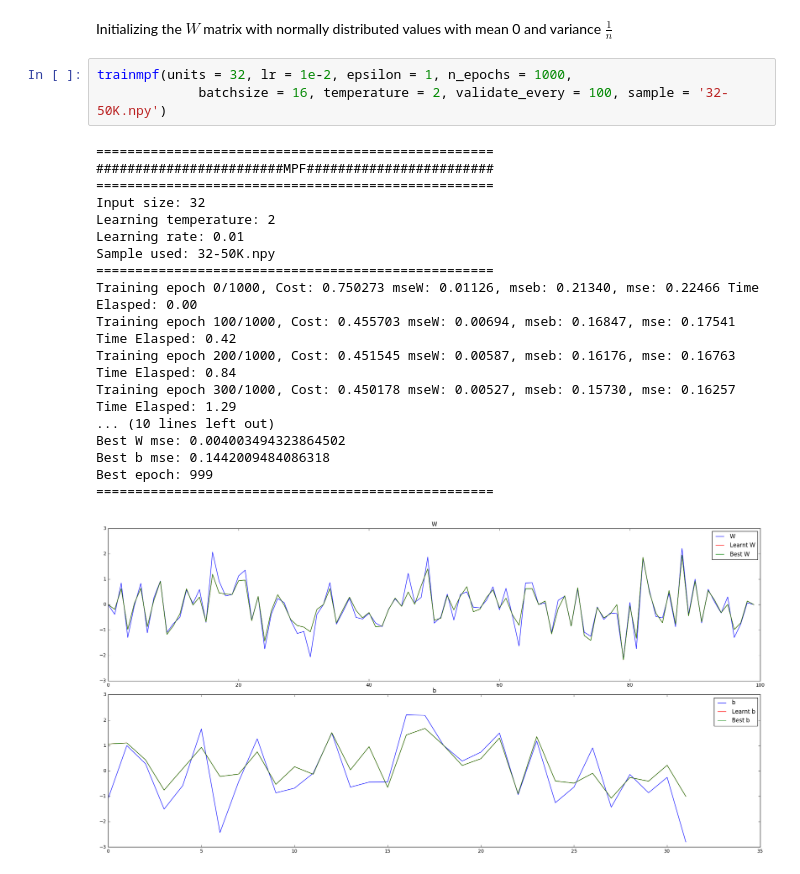
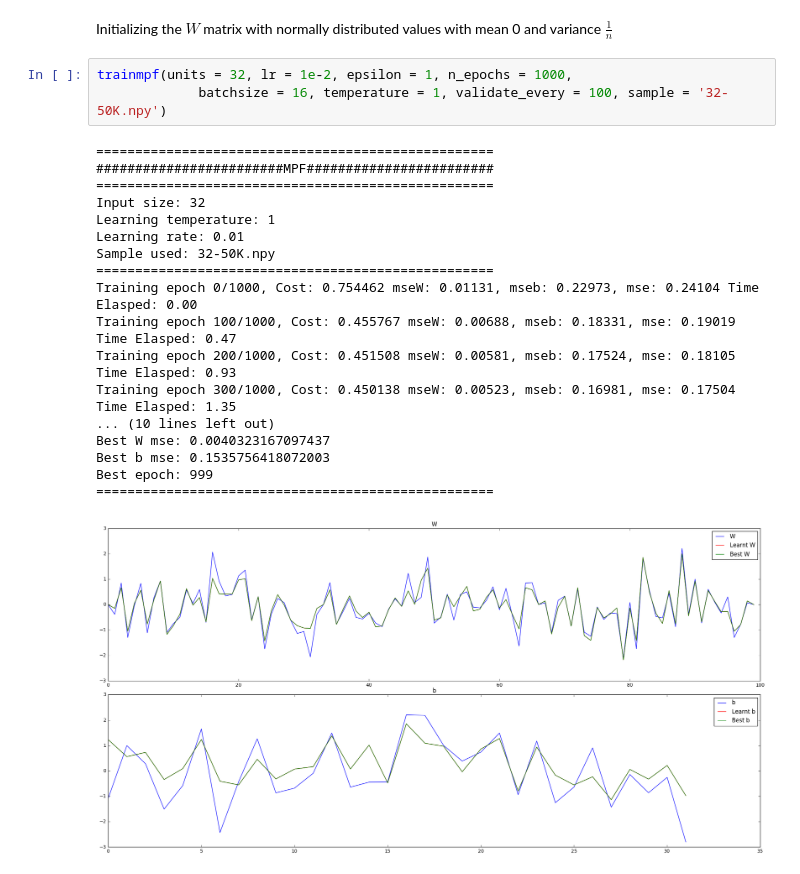
Before and after one commit to zunction/old-mmpf, a Jupyter notebook: 32 units MPF.ipynb, the cells around one changed output. Cells and saved outputs as stored; diff of their text form.

```diff
--- a/32 units MPF.ipynb
+++ b/32 units MPF.ipynb
@@ -260,23 +260,23 @@ Best epoch: 999
 Initializing the $W$ matrix with normally distributed values with mean 0 and variance $\frac{1}{n}$
 # %%
 trainmpf(units = 32, lr = 1e-2, epsilon = 1, n_epochs = 1000,
-             batchsize = 16, temperature = 2, validate_every = 100, sample = '32-50K.npy')
+             batchsize = 16, temperature = 1, validate_every = 100, sample = '32-50K.npy')
 # %% [output]
 ===================================================
 ########################MPF########################
 ===================================================
 Input size: 32
-Learning temperature: 2
+Learning temperature: 1
 Learning rate: 0.01
 Sample used: 32-50K.npy
 ===================================================
-Training epoch 0/1000, Cost: 0.750273 mseW: 0.01126, mseb: 0.21340, mse: 0.22466 Time Elasped: 0.00
-Training epoch 100/1000, Cost: 0.455703 mseW: 0.00694, mseb: 0.16847, mse: 0.17541 Time Elasped: 0.42
-Training epoch 200/1000, Cost: 0.451545 mseW: 0.00587, mseb: 0.16176, mse: 0.16763 Time Elasped: 0.84
-Training epoch 300/1000, Cost: 0.450178 mseW: 0.00527, mseb: 0.15730, mse: 0.16257 Time Elasped: 1.29
+Training epoch 0/1000, Cost: 0.754462 mseW: 0.01131, mseb: 0.22973, mse: 0.24104 Time Elasped: 0.00
+Training epoch 100/1000, Cost: 0.455767 mseW: 0.00688, mseb: 0.18331, mse: 0.19019 Time Elasped: 0.47
+Training epoch 200/1000, Cost: 0.451508 mseW: 0.00581, mseb: 0.17524, mse: 0.18105 Time Elasped: 0.93
+Training epoch 300/1000, Cost: 0.450138 mseW: 0.00523, mseb: 0.16981, mse: 0.17504 Time Elasped: 1.35
 ... (10 lines left out)
-Best W mse: 0.004003494323864502
-Best b mse: 0.1442009484086318
+Best W mse: 0.0040323167097437
+Best b mse: 0.1535756418072003
 Best epoch: 999
 ===================================================
-[figure, old version]
+[figure, new version]
```
Also changed, not shown: parts of 1 cell of this notebook, 2 other files.
